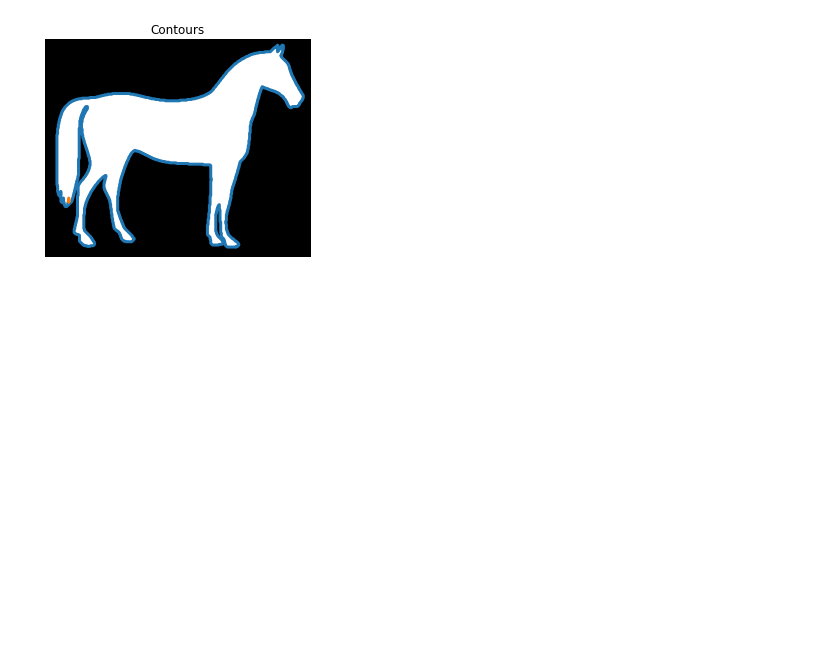
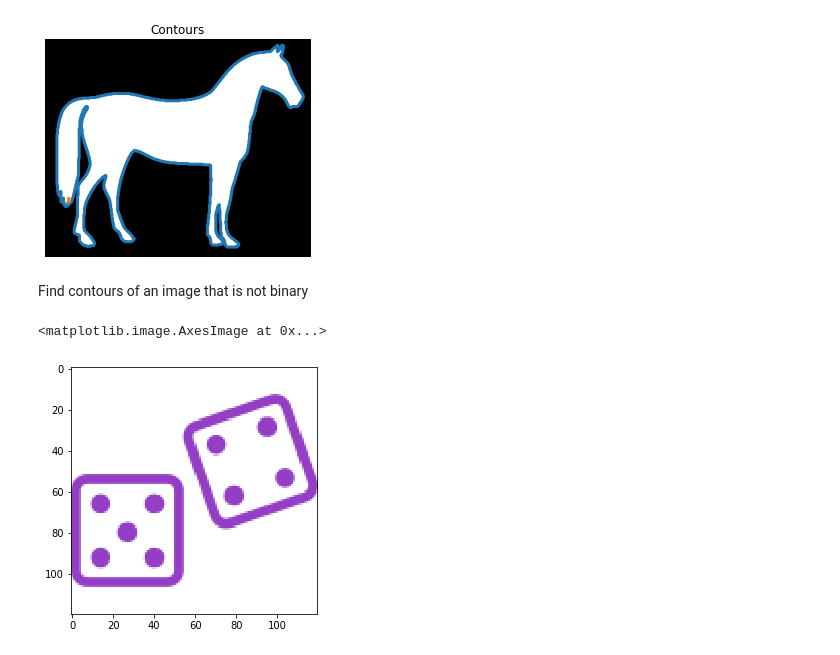
Before and after one commit to juansantateresa/Image_Processing, a Jupyter notebook: Contouring shapes .ipynb, the cells around one changed output. Drawn from its saved outputs; the diff is of its cells as text; code cells hidden in the pictures; blank space fills up the shorter version.

Commit message:
Contours from a not binary image

```diff
--- a/Contouring shapes .ipynb
+++ b/Contouring shapes .ipynb
@@ -33,3 +33,12 @@ def show_image_contour(image, contours):
 show_image_contour(horse, contours)
 # %% [output]
 [figure]
+# %% [markdown]
+Find contours of an image that is not binary
+# %%
+dice = io.imread('/Users/juansantateresagomez/Desktop/Image_Processing/Image Processing with Python course exercise dataset/chapter 3/dices.png')
+# %%
+io.imshow(dice)
+# %% [output]
+<matplotlib.image.AxesImage at 0x...>
+[figure, added]
```
Also changed, not shown: parts of 7 cells of this notebook.
